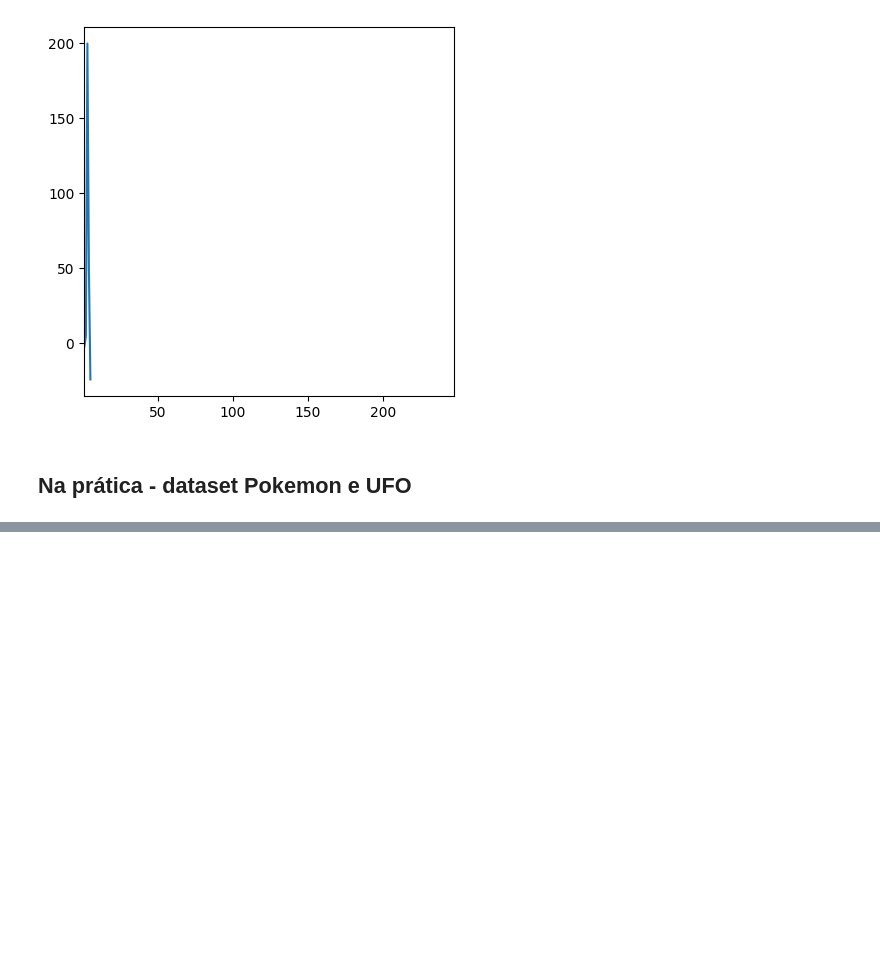
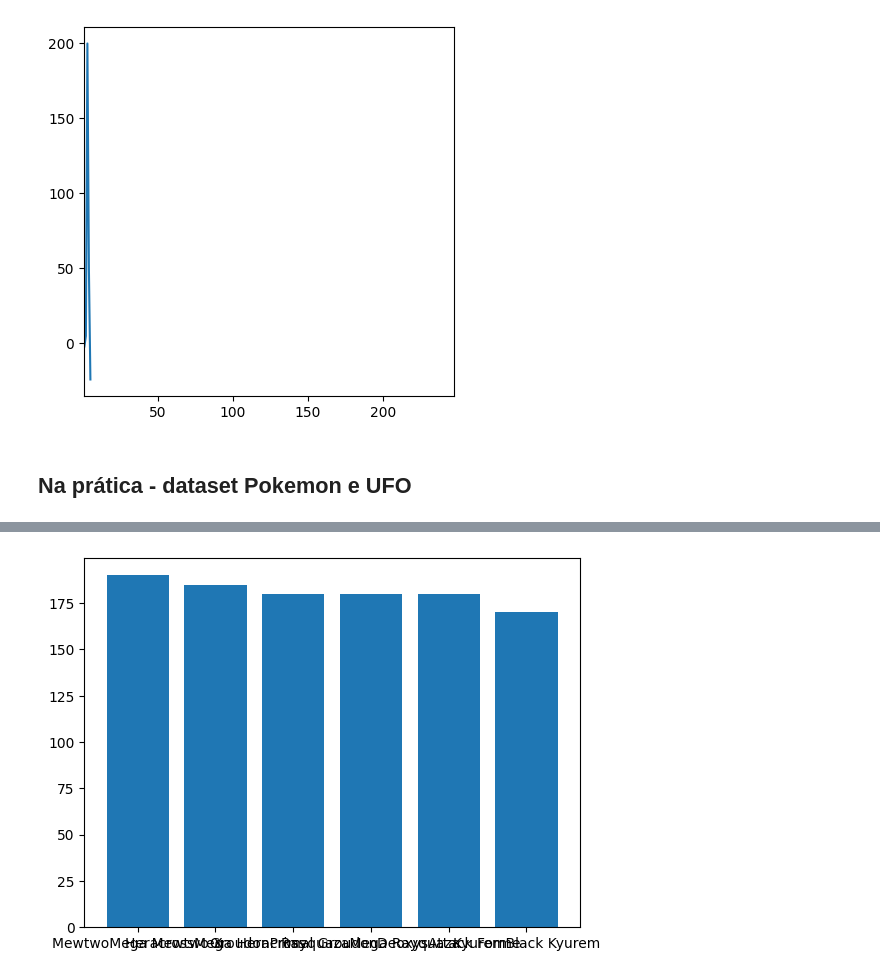
Before and after one commit to brunogomesifrn/respostas_ifrn, a Jupyter notebook: python/Aulas/2023/05_Matplotlib/matplotlib_01_introducao_aula.ipynb, the cells around one changed output, grey strips where cells are left out. Cells and saved outputs as stored; diff of their text form; code cells hidden in the pictures; blank space fills up the shorter version.

```diff
--- a/python/Aulas/2023/05_Matplotlib/matplotlib_01_introducao_aula.ipynb
+++ b/python/Aulas/2023/05_Matplotlib/matplotlib_01_introducao_aula.ipynb
@@ -169,0 +212,9 @@ plt.show()
+# %%
+# 6 Pokemons com os maiores Attack
+pokemon_maiores = pokemon_attack.sort_values('Attack', ascending=False).head(6)
+x = pokemon_maiores['Name']
+y = pokemon_maiores['Attack']
+plt.bar(x,y)
+plt.show()
+# %% [output]
+[figure, added]
```
Also changed, not shown: parts of 7 cells of this notebook.
